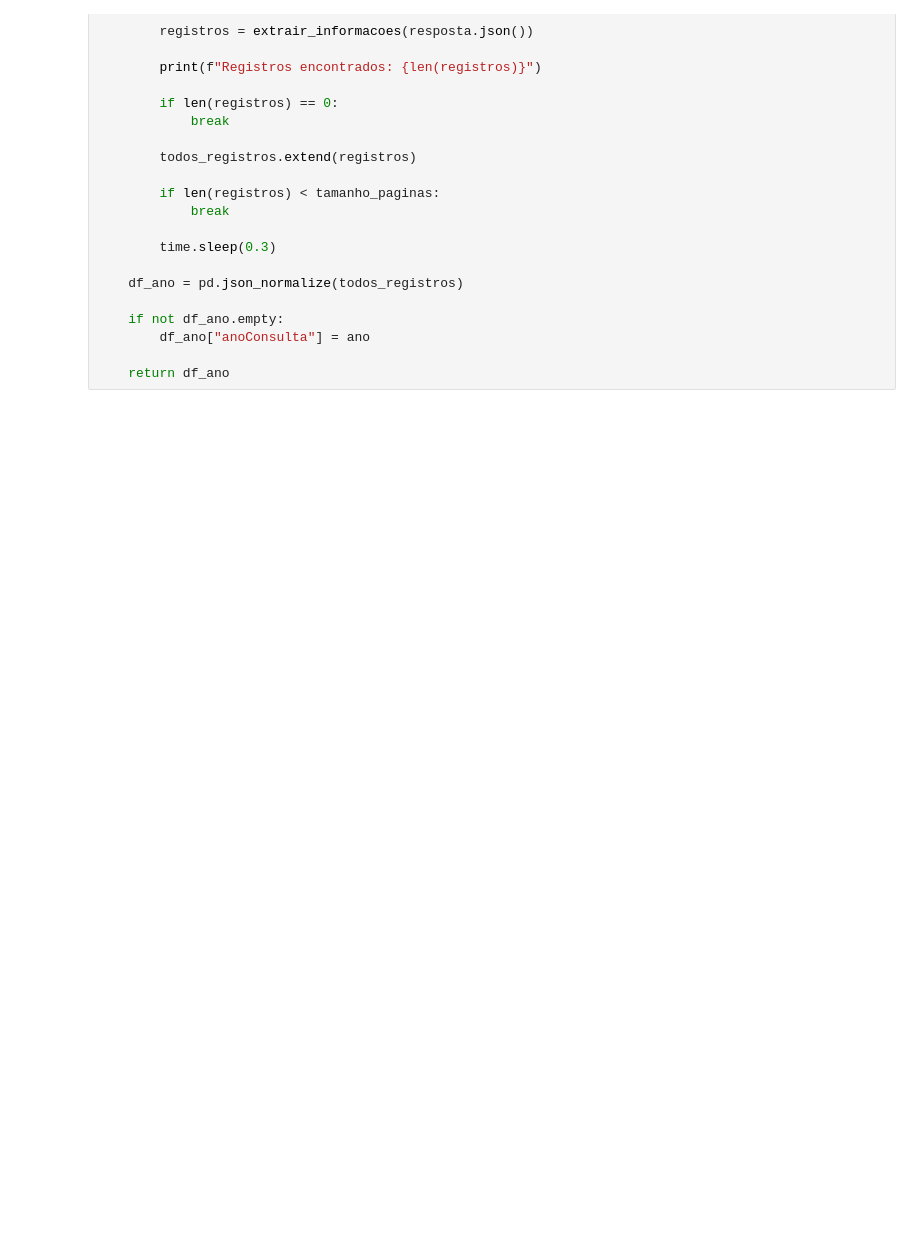
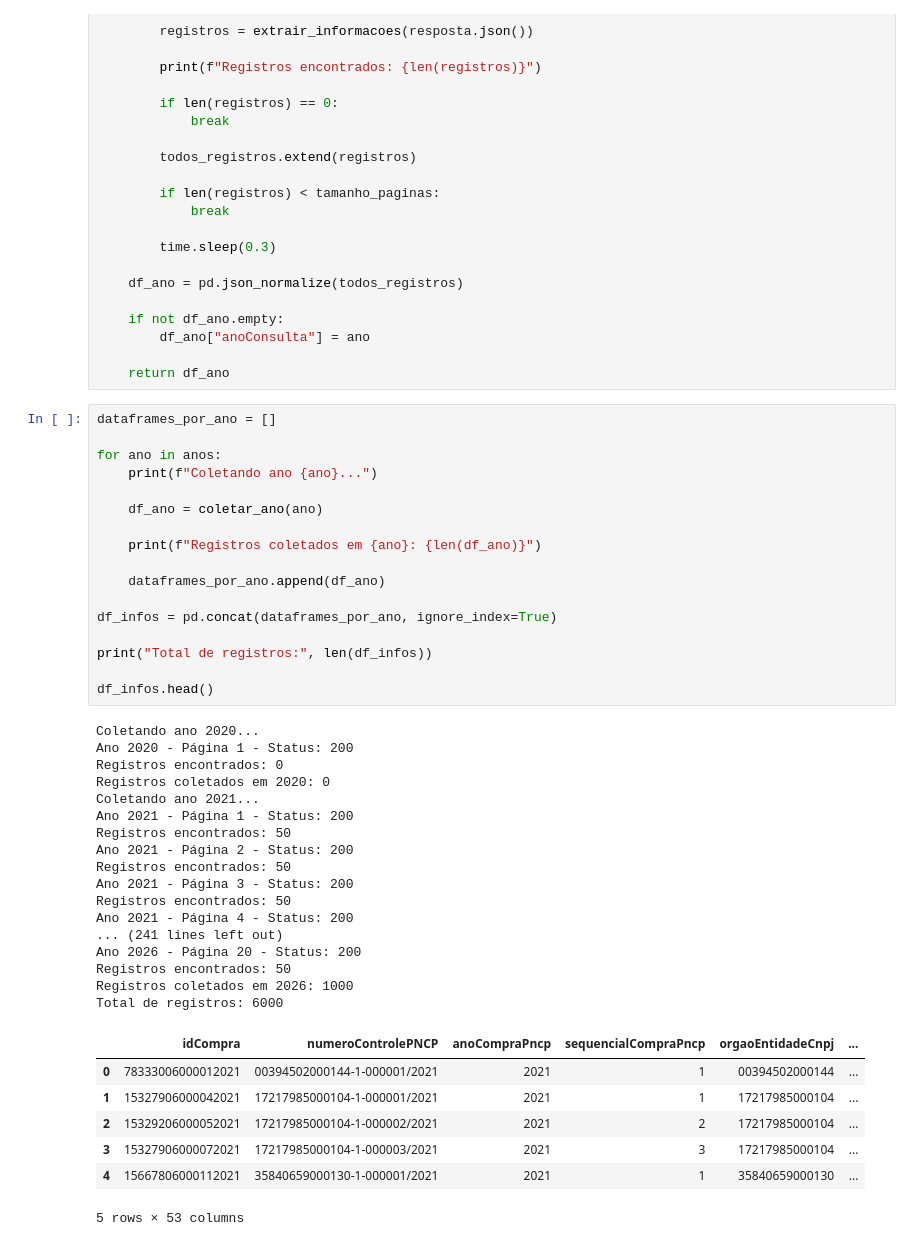
Before and after one commit to pviktorr/API_GOVERNAMENTAL, a Jupyter notebook: tema_A.ipynb, the cells around one changed output. Drawn from its saved outputs; the diff is of its cells as text; blank space fills up the shorter version.

```diff
--- a/tema_A.ipynb
+++ b/tema_A.ipynb
@@ -242,3 +243,45 @@ def coletar_ano(ano):
         df_ano["anoConsulta"] = ano
 
     return df_ano
+# %%
+dataframes_por_ano = []
+
+for ano in anos:
+    print(f"Coletando ano {ano}...")
+
+    df_ano = coletar_ano(ano)
+
+    print(f"Registros coletados em {ano}: {len(df_ano)}")
+
+    dataframes_por_ano.append(df_ano)
+
+df_infos = pd.concat(dataframes_por_ano, ignore_index=True)
+
+print("Total de registros:", len(df_infos))
+
+df_infos.head()
+# %% [output]
+Coletando ano 2020...
+Ano 2020 - Página 1 - Status: 200
+Registros encontrados: 0
+Registros coletados em 2020: 0
+Coletando ano 2021...
+Ano 2021 - Página 1 - Status: 200
+Registros encontrados: 50
+Ano 2021 - Página 2 - Status: 200
+Registros encontrados: 50
+Ano 2021 - Página 3 - Status: 200
+Registros encontrados: 50
+Ano 2021 - Página 4 - Status: 200
+... (241 lines left out)
+Ano 2026 - Página 20 - Status: 200
+Registros encontrados: 50
+Registros coletados em 2026: 1000
+Total de registros: 6000
+|  | idCompra | numeroControlePNCP | anoCompraPncp | sequencialCompraPncp | orgaoEntidadeCnpj | ... |
+| 0 | 78333006000012021 | 00394502000144-1-000001/2021 | 2021 | 1 | 00394502000144 | ... |
+| 1 | 15327906000042021 | 17217985000104-1-000001/2021 | 2021 | 1 | 17217985000104 | ... |
+| 2 | 15329206000052021 | 17217985000104-1-000002/2021 | 2021 | 2 | 17217985000104 | ... |
+| 3 | 15327906000072021 | 17217985000104-1-000003/2021 | 2021 | 3 | 17217985000104 | ... |
+| 4 | 15667806000112021 | 35840659000130-1-000001/2021 | 2021 | 1 | 35840659000130 | ... |
+5 rows × 53 columns
```
Also changed, not shown: parts of 12 cells of this notebook.
